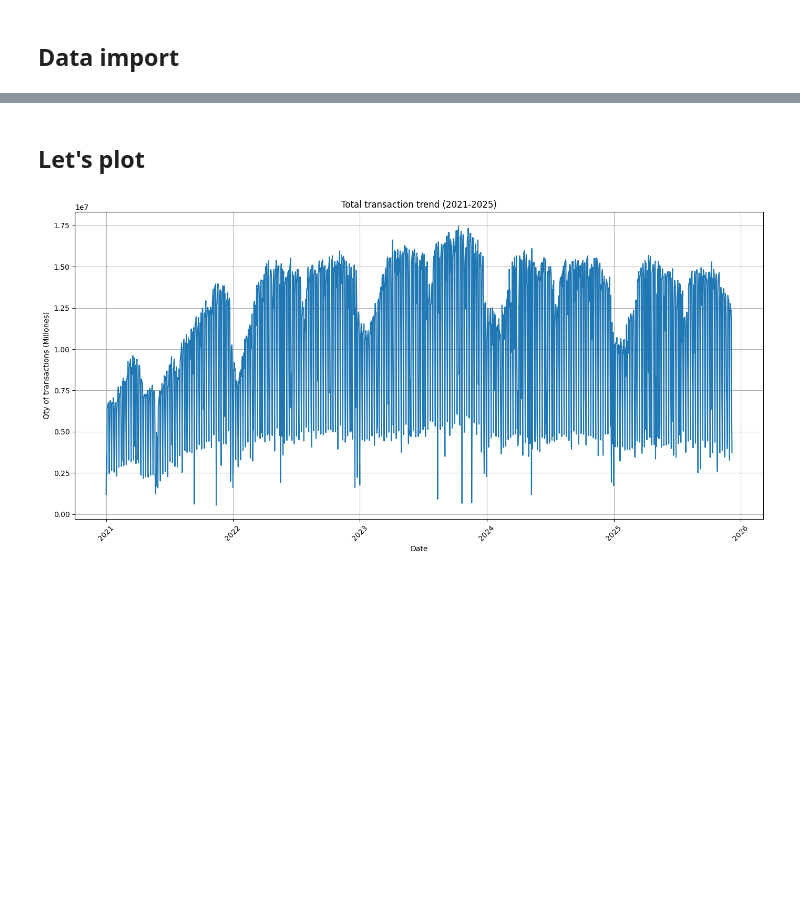
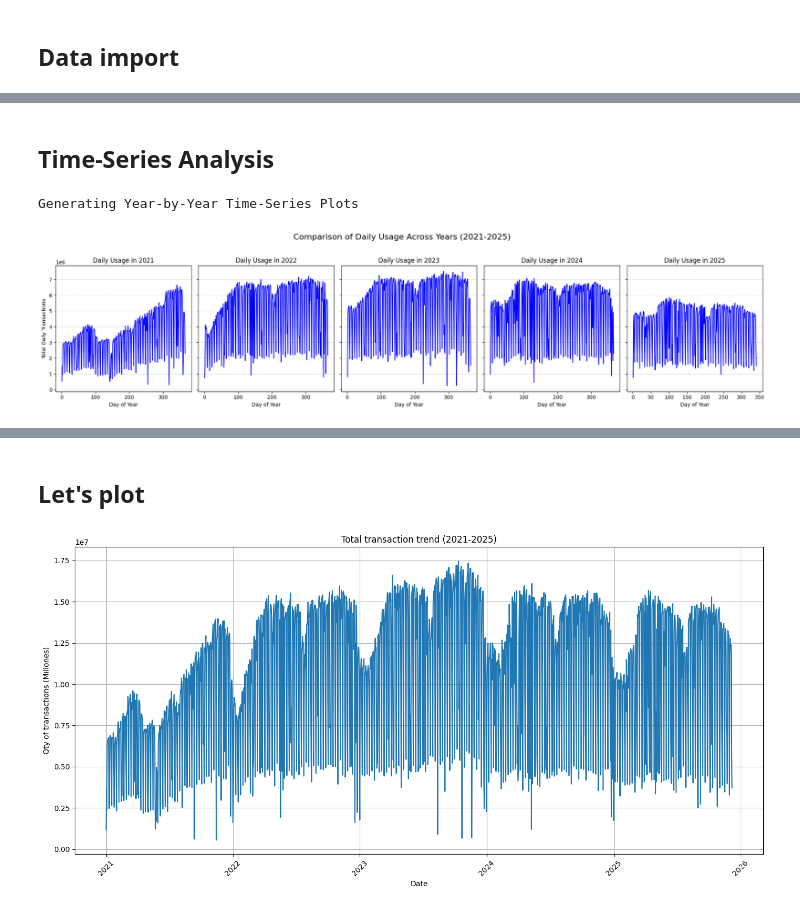
Before and after one commit to valentinbellini/Data-Analyst, a Jupyter notebook: SUBE/DataAnalysis.ipynb, the cells around one changed output, grey strips where cells are left out. Saved outputs shown, nothing was run; the diff lists cells and outputs as text; code cells hidden in the pictures; blank space fills up the shorter version.

```diff
--- a/SUBE/DataAnalysis.ipynb
+++ b/SUBE/DataAnalysis.ipynb
@@ -14,0 +222,43 @@ df_analisis = pd.read_csv(
+# %% [markdown]
+## Time-Series Analysis
+# %%
+import pandas as pd
+import matplotlib.pyplot as plt
+
+print("Generating Year-by-Year Time-Series Plots")
+
+# 1. Aggregate the total daily usage
+df_ts = df_caba.groupby('DIA_TRANSPORTE')['CANTIDAD'].sum().reset_index()
+
+# 2. Extract the year from the date column
+df_ts['Year'] = df_ts['DIA_TRANSPORTE'].dt.year
+df_ts['DayOfYear'] = df_ts['DIA_TRANSPORTE'].dt.dayofyear # Used for plotting on a common axis
+
+# 3. Get the list of unique years present in the data
+years = sorted(df_ts['Year'].unique())
+
+# 4. Create a figure with subplots (one row, multiple columns)
+# Adjust figsize as needed based on the number of years.
+fig, axes = plt.subplots(1, len(years), figsize=(4 * len(years), 5), sharey=True)
+axes = axes.flatten() # Flattens the array of axes for easy indexing
+
+for i, year in enumerate(years):
+    # Filter the data for the current year
+    df_year = df_ts[df_ts['Year'] == year]
+
+    # Plot the daily usage against the day of the year (common X-axis)
+    axes[i].plot(df_year['DayOfYear'], df_year['CANTIDAD'], label=str(year), color='b')
+
+    axes[i].set_title(f'Daily Usage in {year}')
+    axes[i].set_xlabel('Day of Year')
+    axes[i].grid(axis='y', linestyle='--', alpha=0.6)
+
+# Set the common Y-axis label
+axes[0].set_ylabel('Total Daily Transactions')
+
+plt.suptitle('Comparison of Daily Usage Across Years (2021-2025)', fontsize=16)
+plt.tight_layout(rect=[0, 0, 1, 0.95]) # Adjust layout to make space for suptitle
+plt.show()
+# %% [output]
+Generating Year-by-Year Time-Series Plots
+[figure, added]
```
Also changed, not shown: parts of 9 cells of this notebook, 2 other files.
